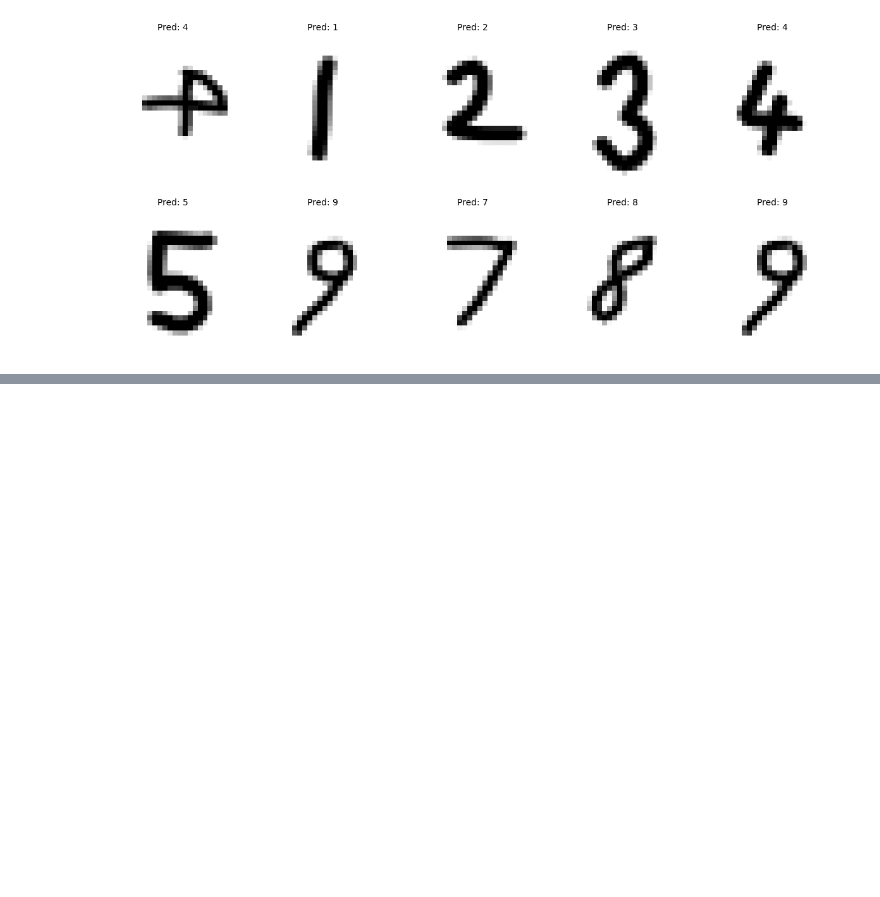
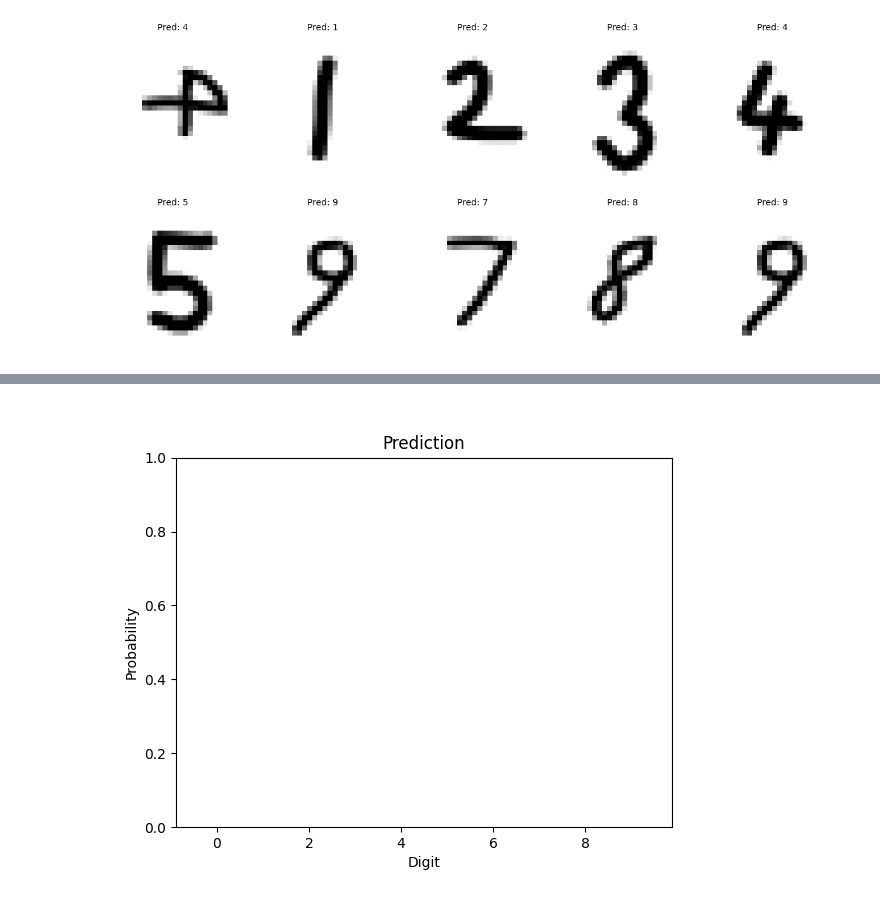
Before and after one commit to LaurenceRichards44/MNIST-Neural-Network, a Jupyter notebook: main.ipynb, the cells around one changed output, grey strips where cells are left out. Saved outputs shown, nothing was run; the diff lists cells and outputs as text; code cells hidden in the pictures; blank space fills up the shorter version.

```diff
--- a/main.ipynb
+++ b/main.ipynb
@@ -191,3 +188,88 @@ plt.tight_layout()
 plt.show()
 # %% [output]
 [figure]
+# %%
+%matplotlib widget
+
+import numpy as np
+import matplotlib.pyplot as plt
+from PIL import Image
+from ipycanvas import Canvas
+from ipywidgets import VBox, Button
+from IPython.display import display
+
+# Smaller canvas for Jupyter
+canvas_size = 140
+
+# Enable sync_image_data=True so get_image_data() works
+canvas = Canvas(width=canvas_size, height=canvas_size, sync_image_data=True)
+
+canvas.fill_style = "black"
+canvas.fill_rect(0,0,canvas_size,canvas_size)
+
+canvas.stroke_style = "white"
+canvas.line_width = 12
+canvas.line_cap = "round"
+
+drawing = False
+
+# Create bar chart
+fig, ax = plt.subplots()
+bars = ax.bar(np.arange(10), np.zeros(10))
+ax.set_ylim(0,1)
+ax.set_xlabel("Digit")
+ax.set_ylabel("Probability")
+ax.set_title("Prediction")
+
+def update_prediction():
+    # Get canvas image and convert to 28x28
+    img = np.array(canvas.get_image_data(0,0,canvas_size,canvas_size).data)
+    img = img.reshape(canvas_size,canvas_size,4)[:,:,0]  # only red channel
+
+    img = Image.fromarray(img).resize((28,28))
+    img = np.array(img)
+
+    img = 1 - img/255.0
+    img = img.reshape(1,784)
+
+    # Predict
+    probs = model.forward(img)[0]
+
+    # Update bars
+    for i,b in enumerate(bars):
+        b.set_height(probs[i])
+    ax.set_title(f"Prediction: {np.argmax(probs)}")
+    fig.canvas.draw_idle()
+
+# Mouse event handlers
+def mouse_down(x,y):
+    global drawing
+    drawing = True
+    canvas.begin_path()
+    canvas.move_to(x,y)
+
+def mouse_move(x,y):
+    if drawing:
+        canvas.line_to(x,y)
+        canvas.stroke()
+        update_prediction()  # update while drawing
+
+def mouse_up(x,y):
+    global drawing
+    drawing = False
+    update_prediction()
+
+canvas.on_mouse_down(mouse_down)
+canvas.on_mouse_move(mouse_move)
+canvas.on_mouse_up(mouse_up)
+
+# Clear button
+clear_button = Button(description="Clear")
+def clear(_):
+    canvas.fill_style = "black"
+    canvas.fill_rect(0,0,canvas_size,canvas_size)
+    update_prediction()
+clear_button.on_click(clear)
+
+display(VBox([canvas, clear_button]))
+# %% [output]
@@ -193,0 +277 @@ plt.show()
+[figure, added]
```
Also changed, not shown: parts of 6 cells of this notebook, 1 other file.
